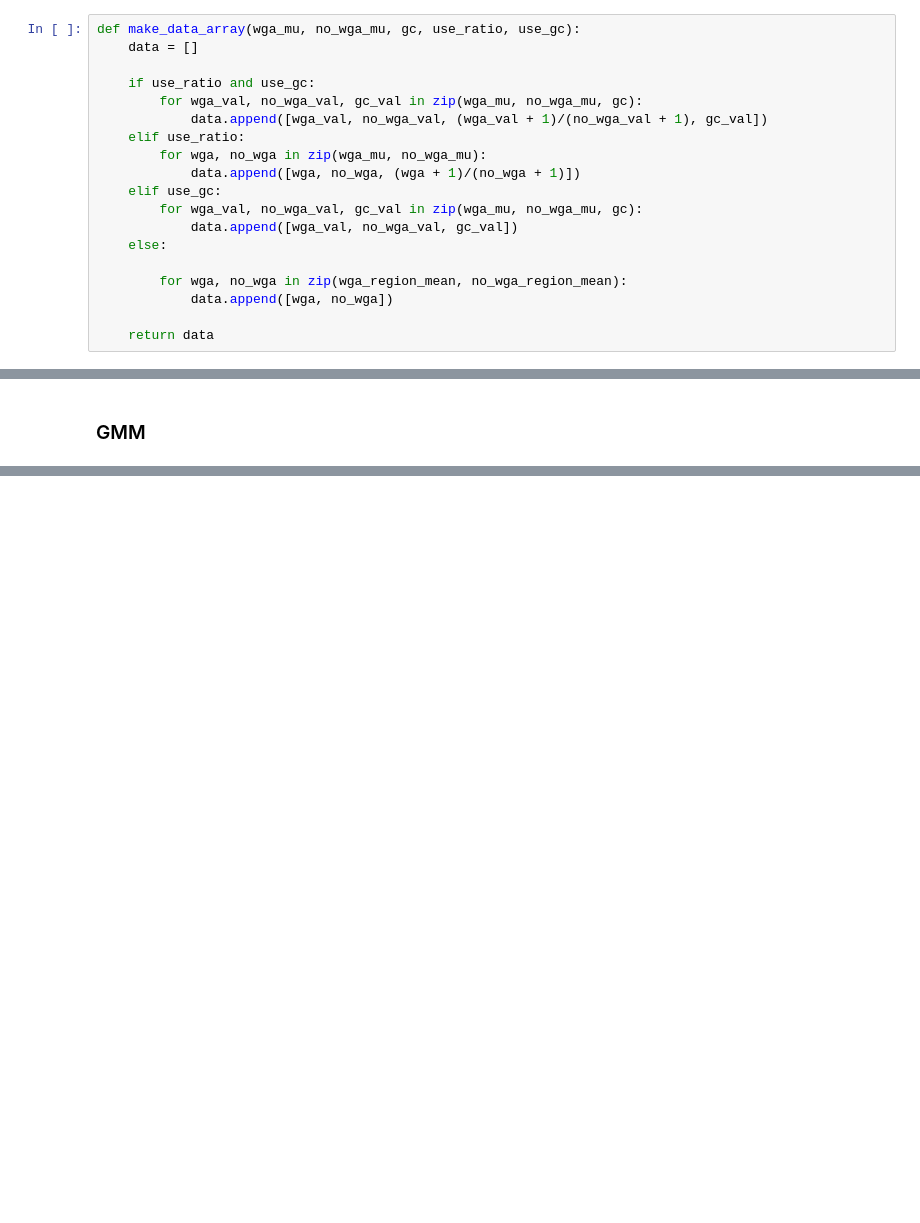
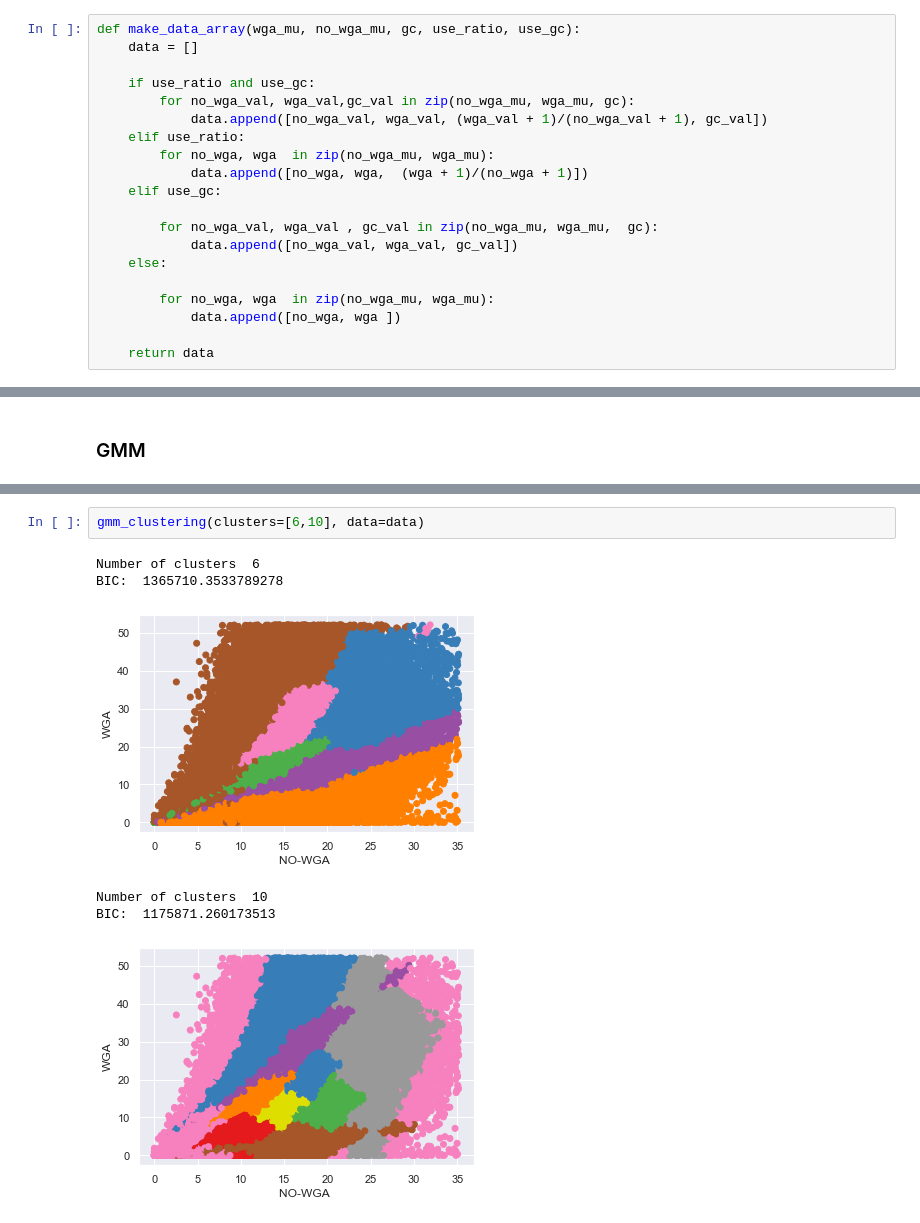
Before and after one commit to pockerman/hidden_markov_modeling, a Jupyter notebook: stories/story_9.ipynb, the cells around one changed output, grey strips where cells are left out. Cells and saved outputs as stored; diff of their text form; blank space fills up the shorter version.

```diff
--- a/stories/story_9.ipynb
+++ b/stories/story_9.ipynb
@@ -67,18 +146,19 @@ def make_data_array(wga_mu, no_wga_mu, gc, use_ratio, use_gc):
     data = []
 
     if use_ratio and use_gc:
-        for wga_val, no_wga_val, gc_val in zip(wga_mu, no_wga_mu, gc):
-            data.append([wga_val, no_wga_val, (wga_val + 1)/(no_wga_val + 1), gc_val])
+        for no_wga_val, wga_val,gc_val in zip(no_wga_mu, wga_mu, gc):
+            data.append([no_wga_val, wga_val, (wga_val + 1)/(no_wga_val + 1), gc_val])
     elif use_ratio:
-        for wga, no_wga in zip(wga_mu, no_wga_mu):
-            data.append([wga, no_wga, (wga + 1)/(no_wga + 1)])
+        for no_wga, wga  in zip(no_wga_mu, wga_mu):
+            data.append([no_wga, wga,  (wga + 1)/(no_wga + 1)])
     elif use_gc:
-        for wga_val, no_wga_val, gc_val in zip(wga_mu, no_wga_mu, gc):
-            data.append([wga_val, no_wga_val, gc_val])
+
+        for no_wga_val, wga_val , gc_val in zip(no_wga_mu, wga_mu,  gc):
+            data.append([no_wga_val, wga_val, gc_val])
     else:
 
-        for wga, no_wga in zip(wga_region_mean, no_wga_region_mean):
-            data.append([wga, no_wga])
+        for no_wga, wga  in zip(no_wga_mu, wga_mu):
+            data.append([no_wga, wga ])
 
     return data
 # %%
@@ -210,0 +409,9 @@ gmm_clustering(clusters=N_CLUSTERS, data=data)
+# %%
+gmm_clustering(clusters=[6,10], data=data)
+# %% [output]
+Number of clusters  6
+BIC:  1365710.3533789278
+[figure, added]
+Number of clusters  10
+BIC:  1175871.260173513
+[figure, added]
```
Also changed, not shown: parts of 22 cells of this notebook.
